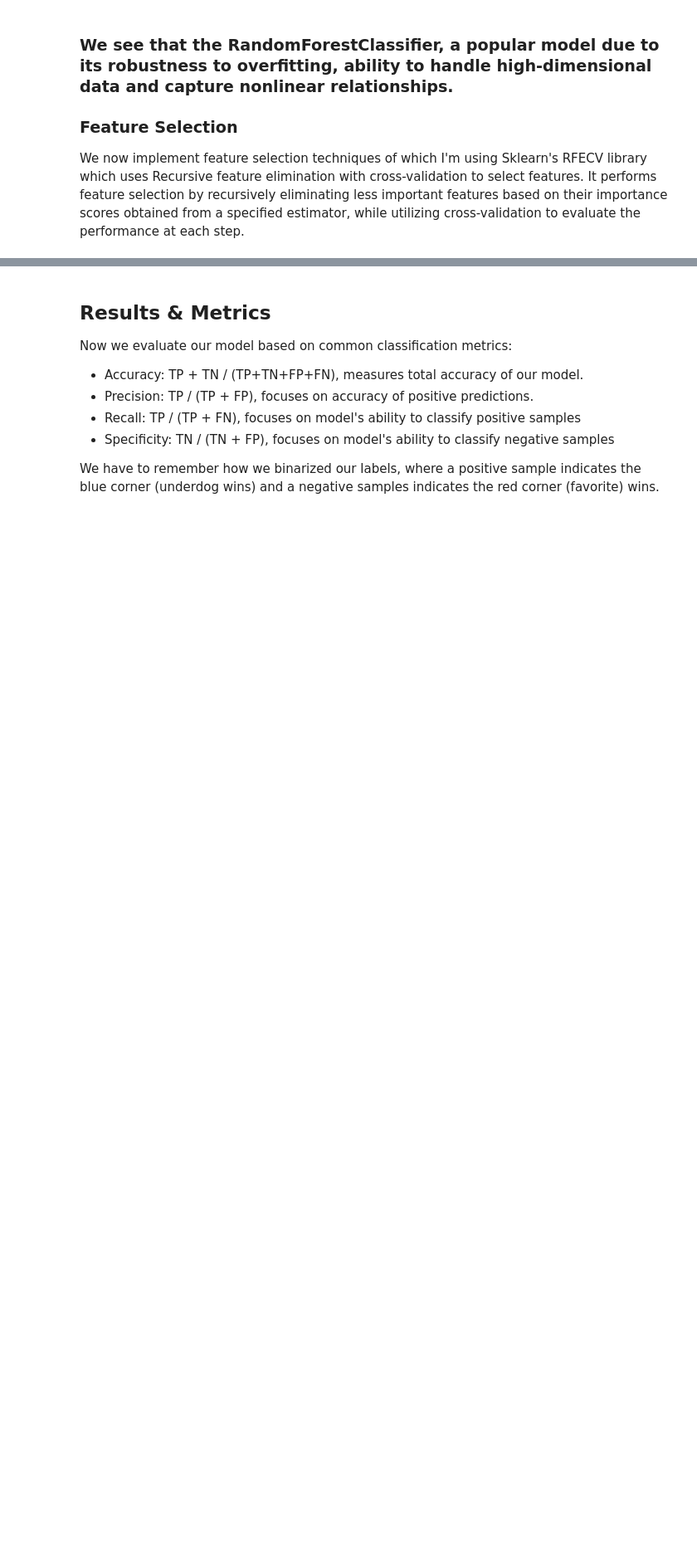
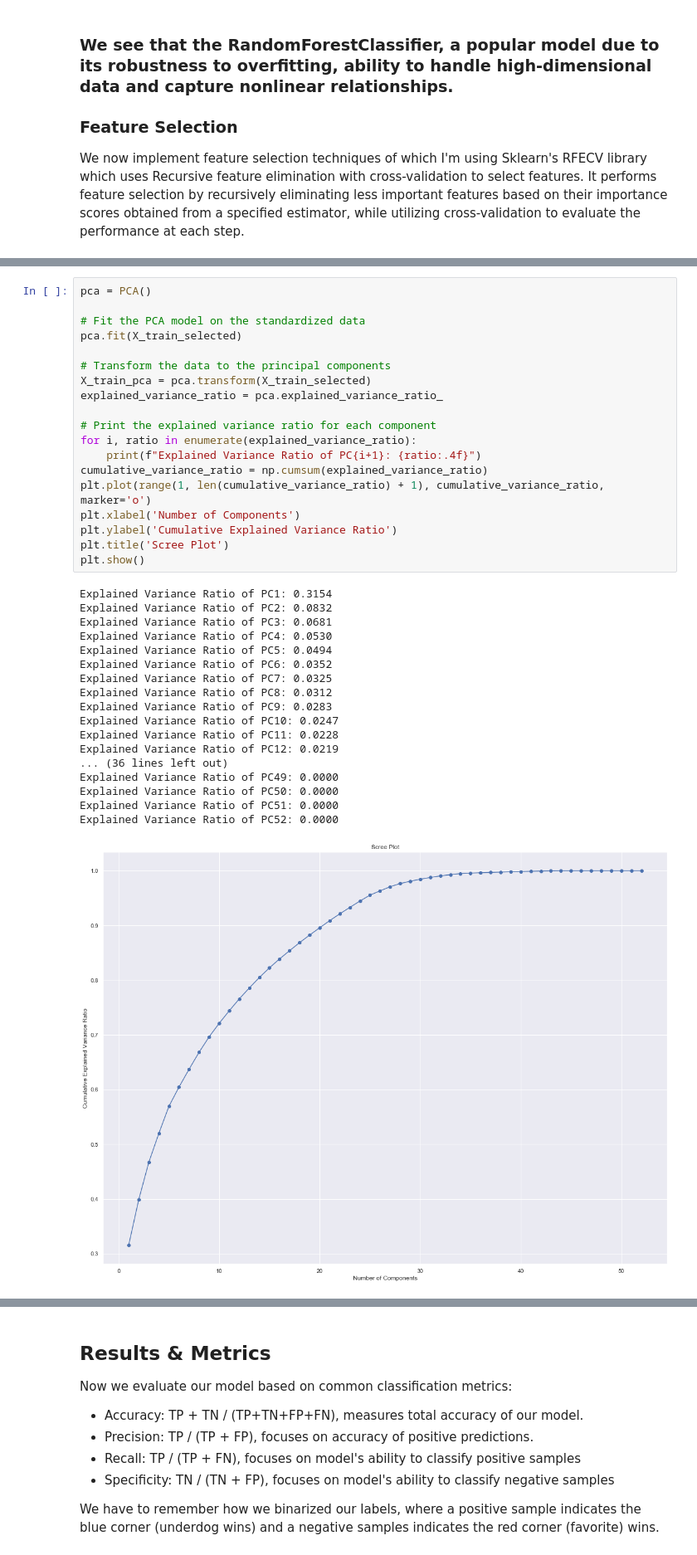
Before and after one commit to ctran2320/UFC_predictions, a Jupyter notebook: ufc-predictions_editd.ipynb, the cells around one changed output, grey strips where cells are left out. Shown at 83% size. Saved outputs shown, nothing was run; the diff lists cells and outputs as text; blank space fills up the shorter version.

```diff
--- a/ufc-predictions_editd.ipynb
+++ b/ufc-predictions_editd.ipynb
@@ -986,0 +1023,38 @@ plt.show()
+# %%
+pca = PCA()
+
+# Fit the PCA model on the standardized data
+pca.fit(X_train_selected)
+
+# Transform the data to the principal components
+X_train_pca = pca.transform(X_train_selected)
+explained_variance_ratio = pca.explained_variance_ratio_
+
+# Print the explained variance ratio for each component
+for i, ratio in enumerate(explained_variance_ratio):
+    print(f"Explained Variance Ratio of PC{i+1}: {ratio:.4f}")
+cumulative_variance_ratio = np.cumsum(explained_variance_ratio)
+plt.plot(range(1, len(cumulative_variance_ratio) + 1), cumulative_variance_ratio, marker='o')
+plt.xlabel('Number of Components')
+plt.ylabel('Cumulative Explained Variance Ratio')
+plt.title('Scree Plot')
+plt.show()
+# %% [output]
+Explained Variance Ratio of PC1: 0.3154
+Explained Variance Ratio of PC2: 0.0832
+Explained Variance Ratio of PC3: 0.0681
+Explained Variance Ratio of PC4: 0.0530
+Explained Variance Ratio of PC5: 0.0494
+Explained Variance Ratio of PC6: 0.0352
+Explained Variance Ratio of PC7: 0.0325
+Explained Variance Ratio of PC8: 0.0312
+Explained Variance Ratio of PC9: 0.0283
+Explained Variance Ratio of PC10: 0.0247
+Explained Variance Ratio of PC11: 0.0228
+Explained Variance Ratio of PC12: 0.0219
+... (36 lines left out)
+Explained Variance Ratio of PC49: 0.0000
+Explained Variance Ratio of PC50: 0.0000
+Explained Variance Ratio of PC51: 0.0000
+Explained Variance Ratio of PC52: 0.0000
+[figure, added]
```
Also changed, not shown: parts of 58 cells of this notebook, 2 other files.
